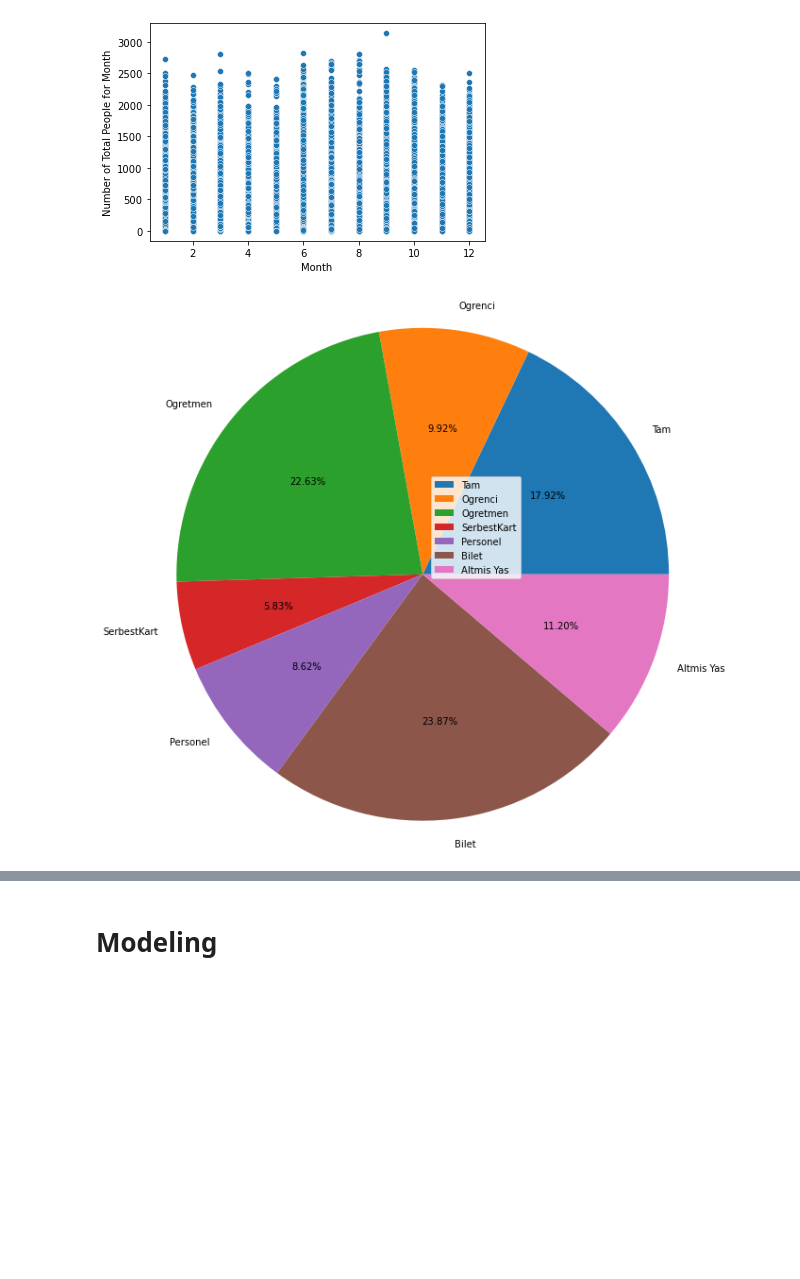
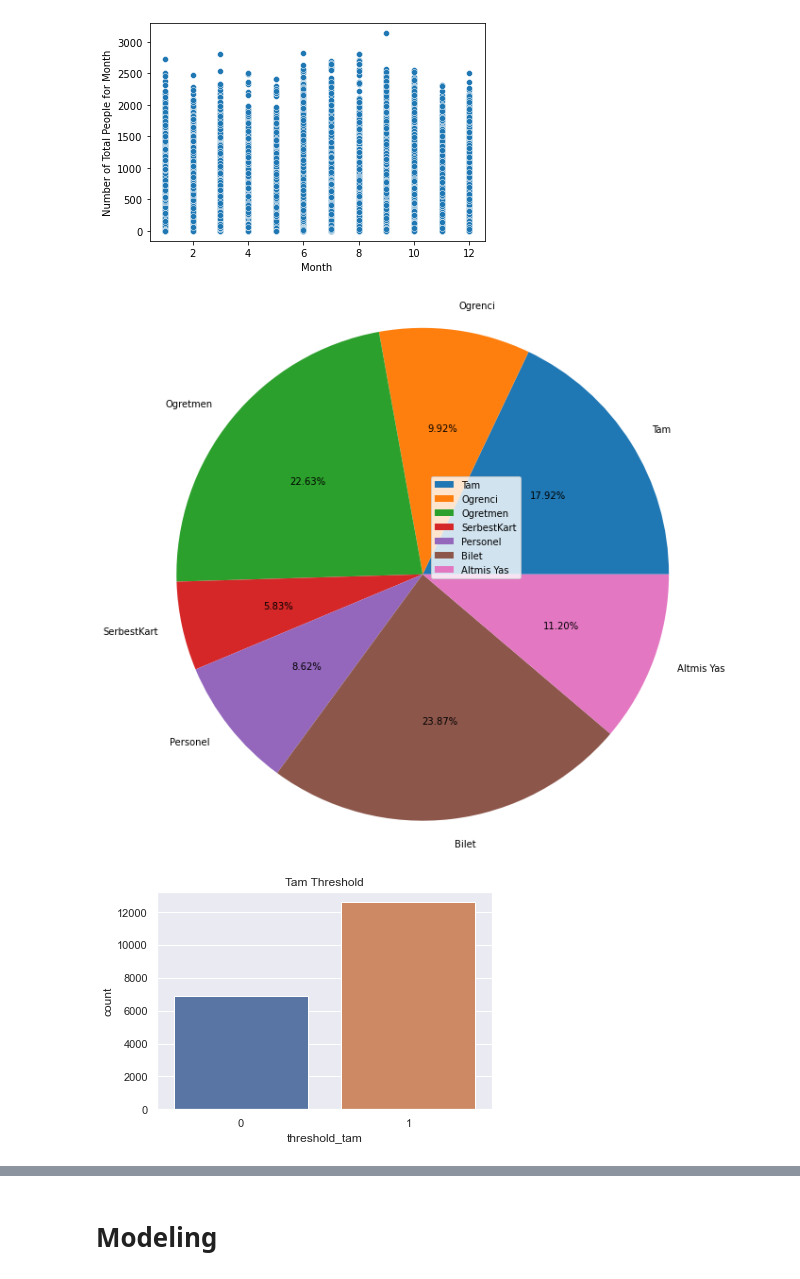
Before and after one commit to tanersekmen/ML_Izmir_Transportation, a Jupyter notebook: izmir_transportation.ipynb, the cells around one changed output, grey strips where cells are left out. Drawn from its saved outputs; the diff is of its cells as text; code cells hidden in the pictures; blank space fills up the shorter version.

```diff
--- a/izmir_transportation.ipynb
+++ b/izmir_transportation.ipynb
@@ -390,10 +386,15 @@ ax.set(xlabel='Month', ylabel='Number of Total People for Month');
 # %%
 values = [data["tam"].sum(), data["ogrenci"].sum() ,data["ogretmen"].sum(), data["serbest_kart"].sum(), data["personel"].sum(), data["bilet"].sum(), data["altmis_yas"].sum()]
 valuesList = np.array(values)
+mylabels = ["Tam", "Ogrenci", "Ogretmen", "SerbestKart", "Personel", "Bilet", "Altmis Yas"]
+plt.pie(valuesList, labels = mylabels, radius = 3, autopct='%1.2f%%')
+plt.legend()
+plt.show()
+# %% [output]
+[figure, added]
-# %%
-mylabels = ["Tam","Ogrenci","Ogretmen","SerbestKart","Personel","Bilet","Altmis Yas"]
-plt.pie(valuesList, labels = mylabels,radius = 3, autopct='%1.2f%%')
-plt.legend()
-plt.show()
-# %% [output]
-[figure, removed]
+# %%
+sns.set(style="darkgrid")
+sns.countplot(data['threshold_tam'])
+plt.title('Tam Threshold');
+# %% [output]
+[figure, added]
```
Also changed, not shown: parts of 30 cells of this notebook.
